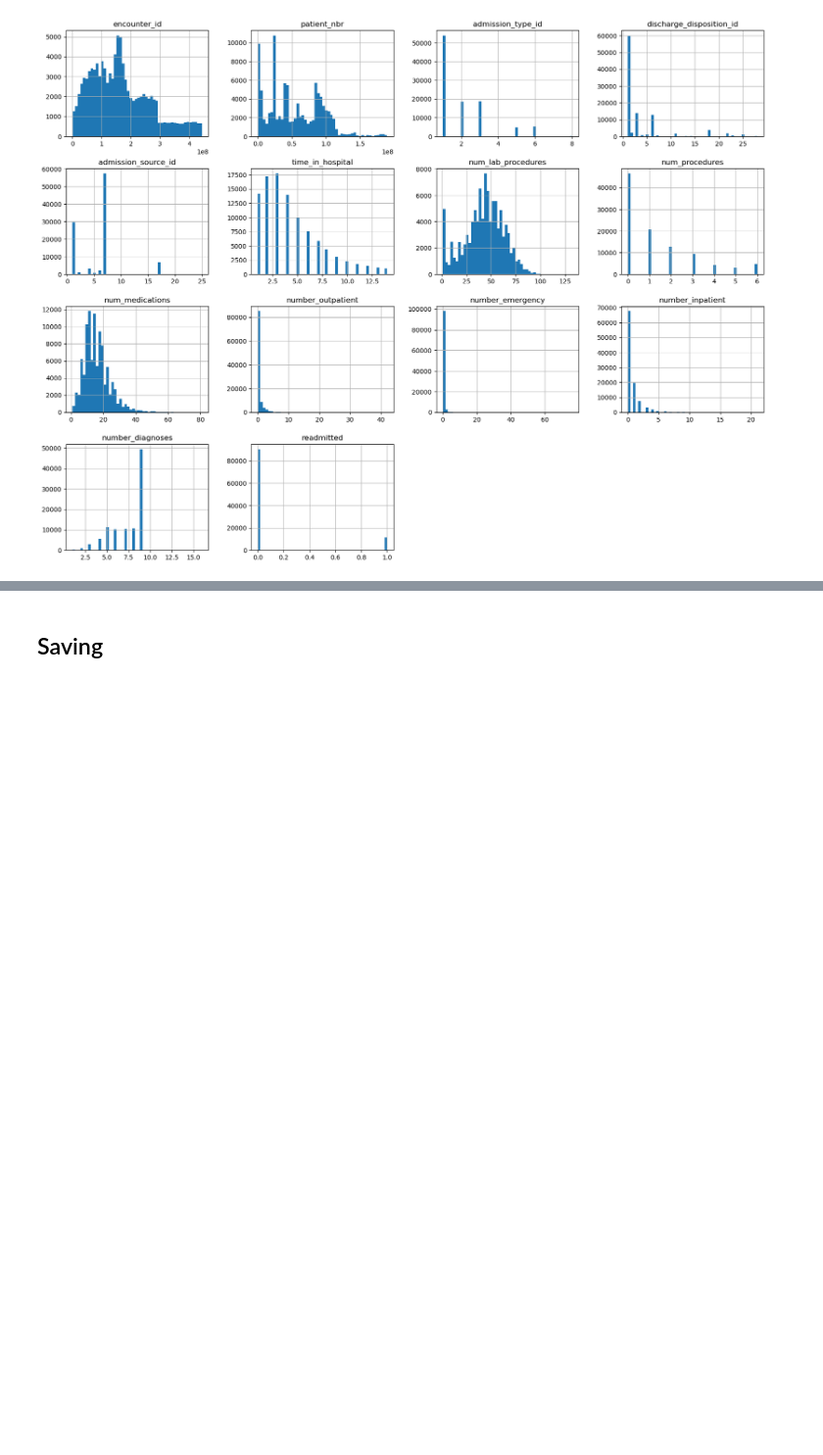
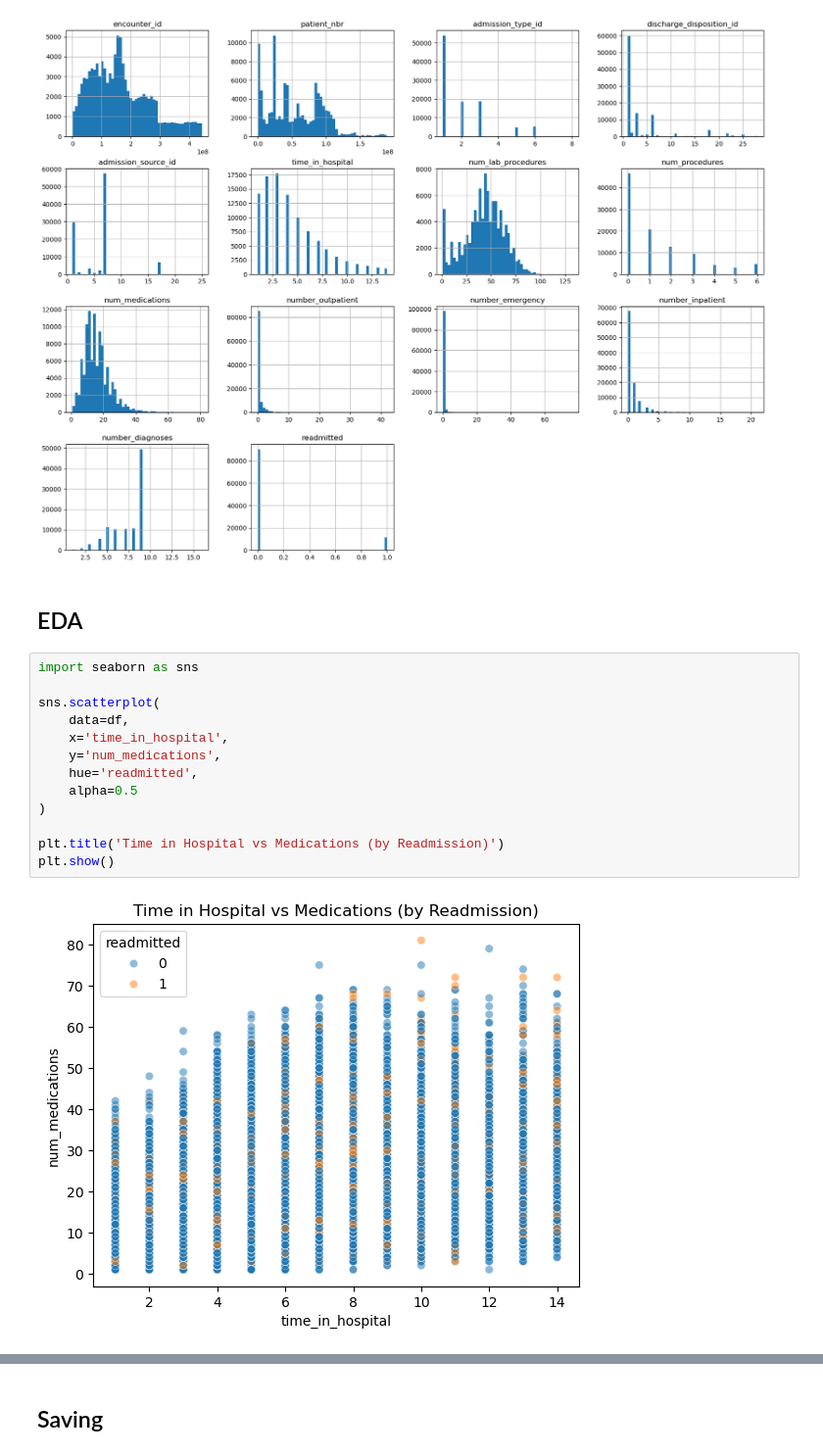
Before and after one commit to TimothyHHMai/diabetes-analysis, a Jupyter notebook: notebooks/preprocessing.ipynb, the cells around one changed output, grey strips where cells are left out. Shown at 98% size. Cells and saved outputs as stored; diff of their text form; blank space fills up the shorter version.

```diff
--- a/notebooks/preprocessing.ipynb
+++ b/notebooks/preprocessing.ipynb
@@ -220,3 +220,20 @@ df.hist(bins=50, figsize=(20,15))
 plt.show()
 # %% [output]
 [figure]
+# %% [markdown]
+## EDA
+# %%
+import seaborn as sns
+
+sns.scatterplot(
+    data=df,
+    x='time_in_hospital',
+    y='num_medications',
+    hue='readmitted',
+    alpha=0.5
+)
+
+plt.title('Time in Hospital vs Medications (by Readmission)')
+plt.show()
+# %% [output]
+[figure, added]
```
Also changed, not shown: parts of 3 cells of this notebook.
